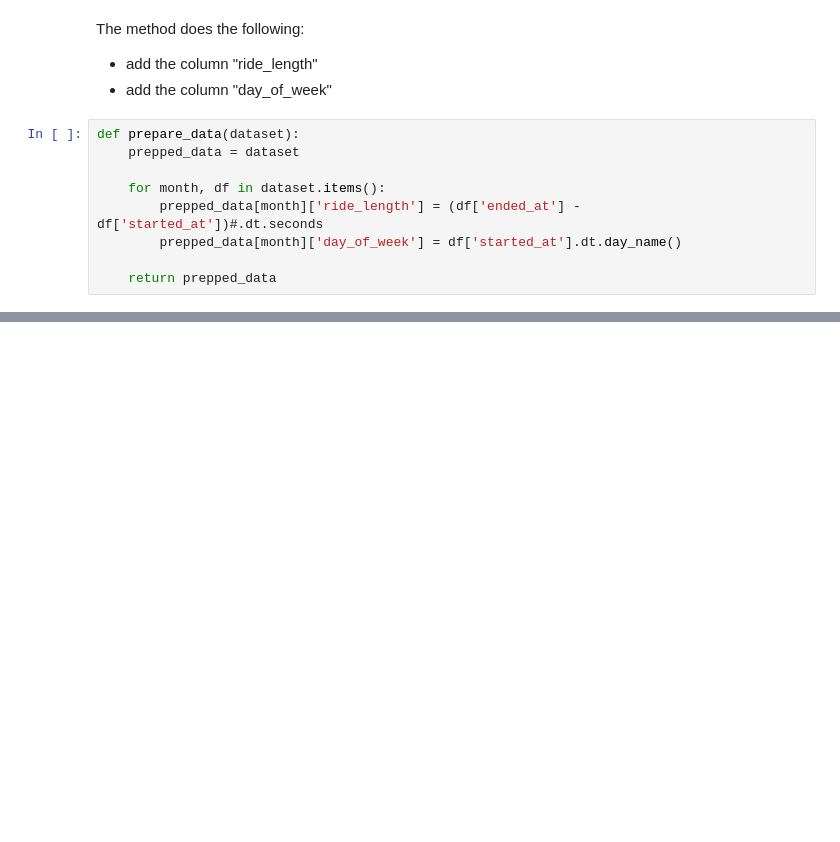
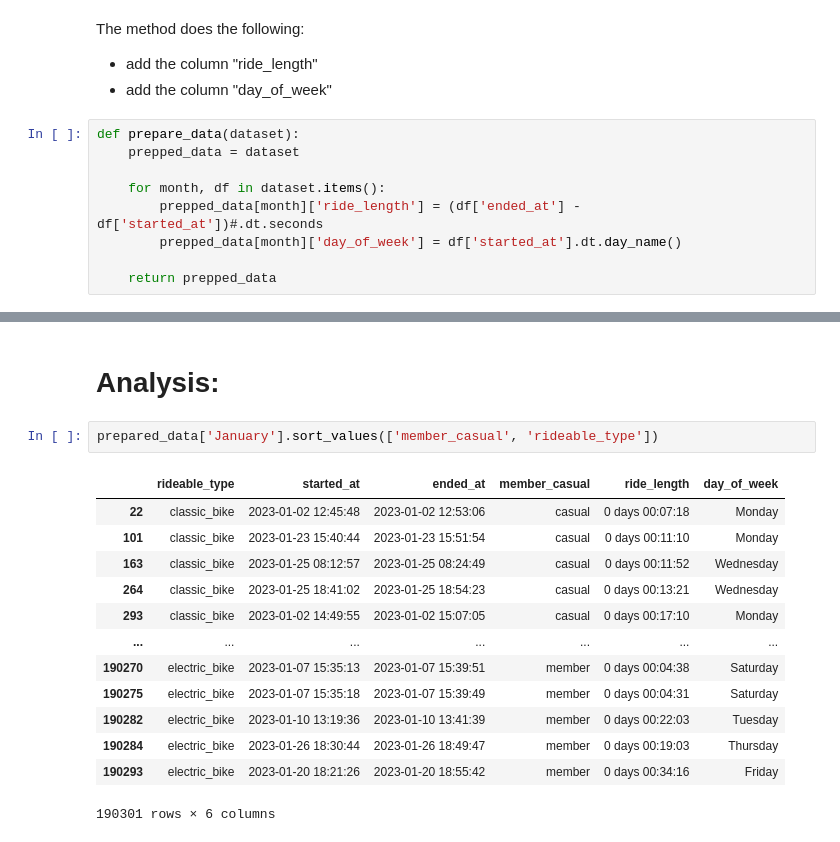
Before and after one commit to SummerKassem/BikeShareCS, a Jupyter notebook: Code/cleaning.ipynb, the cells around one changed output, grey strips where cells are left out. Cells and saved outputs as stored; diff of their text form; blank space fills up the shorter version.

```diff
--- a/Code/cleaning.ipynb
+++ b/Code/cleaning.ipynb
@@ -328,0 +391,18 @@ print(rideleng['January'].head())
+# %% [markdown]
+# Analysis:
+# %%
+prepared_data['January'].sort_values(['member_casual', 'rideable_type'])
+# %% [output]
+|  | rideable_type | started_at | ended_at | member_casual | ride_length | day_of_week |
+| 22 | classic_bike | 2023-01-02 12:45:48 | 2023-01-02 12:53:06 | casual | 0 days 00:07:18 | Monday |
+| 101 | classic_bike | 2023-01-23 15:40:44 | 2023-01-23 15:51:54 | casual | 0 days 00:11:10 | Monday |
+| 163 | classic_bike | 2023-01-25 08:12:57 | 2023-01-25 08:24:49 | casual | 0 days 00:11:52 | Wednesday |
+| 264 | classic_bike | 2023-01-25 18:41:02 | 2023-01-25 18:54:23 | casual | 0 days 00:13:21 | Wednesday |
+| 293 | classic_bike | 2023-01-02 14:49:55 | 2023-01-02 15:07:05 | casual | 0 days 00:17:10 | Monday |
+| ... | ... | ... | ... | ... | ... | ... |
+| 190270 | electric_bike | 2023-01-07 15:35:13 | 2023-01-07 15:39:51 | member | 0 days 00:04:38 | Saturday |
+| 190275 | electric_bike | 2023-01-07 15:35:18 | 2023-01-07 15:39:49 | member | 0 days 00:04:31 | Saturday |
+| 190282 | electric_bike | 2023-01-10 13:19:36 | 2023-01-10 13:41:39 | member | 0 days 00:22:03 | Tuesday |
+| 190284 | electric_bike | 2023-01-26 18:30:44 | 2023-01-26 18:49:47 | member | 0 days 00:19:03 | Thursday |
+| 190293 | electric_bike | 2023-01-20 18:21:26 | 2023-01-20 18:55:42 | member | 0 days 00:34:16 | Friday |
+190301 rows × 6 columns
```
Also changed, not shown: parts of 13 cells of this notebook, 10 other files.
